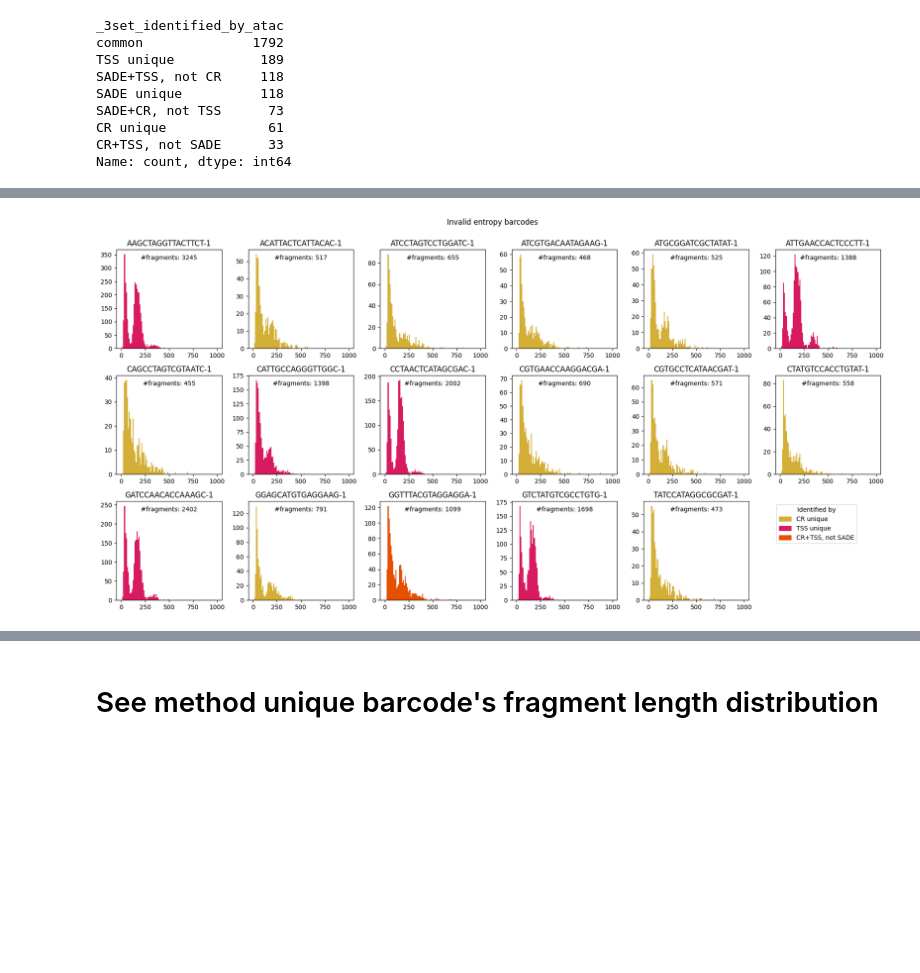
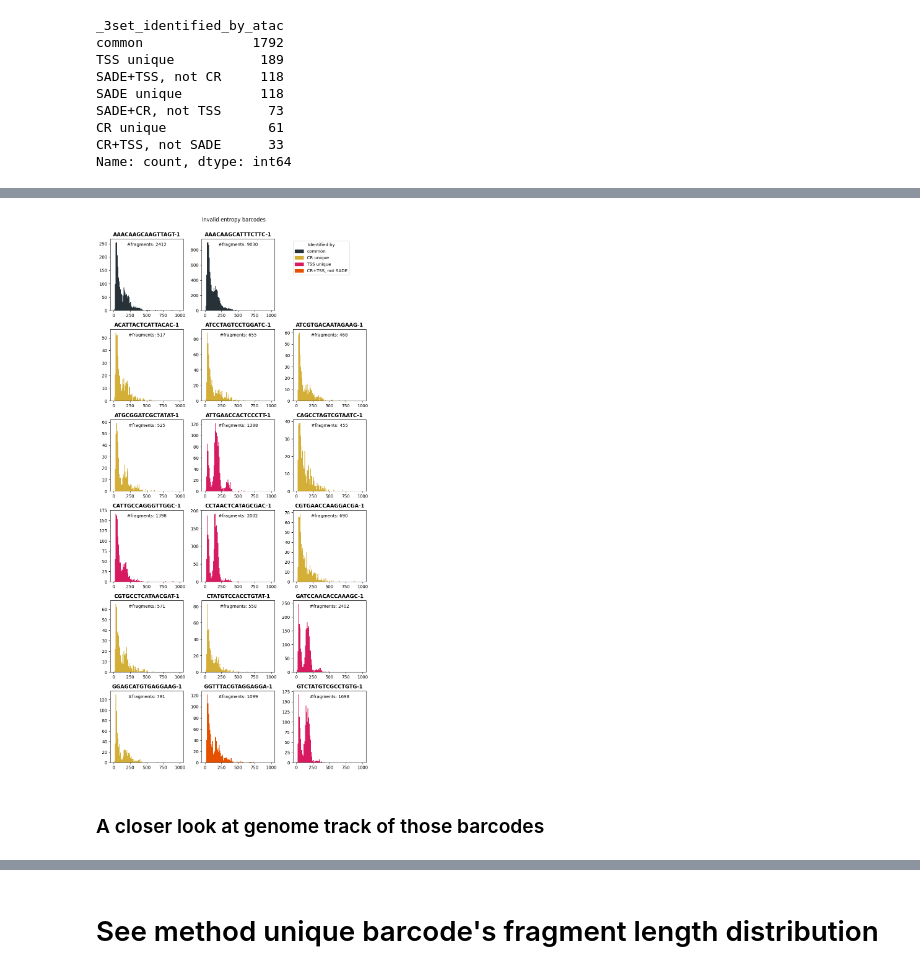
Before and after one commit to streetslab/SADE, a Jupyter notebook: EDA/F4_frag_dist_union_3sets.ipynb, the cells around one changed output, grey strips where cells are left out. Drawn from its saved outputs; the diff is of its cells as text; code cells hidden in the pictures; blank space fills up the shorter version.

```diff
--- a/EDA/F4_frag_dist_union_3sets.ipynb
+++ b/EDA/F4_frag_dist_union_3sets.ipynb
@@ -15,4 +14,7 @@ import seaborn as sns
 # %%
-colors_list = [ '#263238','#2E5BFF', "#D4AF37", '#D81B60', '#558B2F', '#7B1FA2', '#E65100']  # ,   '#94A3B8'
-unique_categories = ['common',  'SADE unique', 'CR unique', 'TSS unique',  'SADE+CR, not TSS', 'SADE+TSS, not CR', 'CR+TSS, not SADE', ]
-cat_colors_map = dict(zip(unique_categories, colors_list))
+#colors_list = [ '#263238','#2E5BFF', "#D4AF37", '#D81B60', '#558B2F', '#7B1FA2', '#E65100']  # ,   '#94A3B8'
+#unique_categories = ['common',  'SADE unique', 'CR unique', 'TSS unique',  'SADE+CR, not TSS', 'SADE+TSS, not CR', 'CR+TSS, not SADE', ]
+
+cat_colors_list = ['#263238', '#2E5BFF', "#D4AF37",  '#D81B60','#E65100',  '#7B1FA2',  '#558B2F',]  # ,   '#94A3B8'
+unique_categories =['common', 'SADE unique', 'CR unique', 'TSS unique', 'CR+TSS, not SADE', 'SADE+TSS, not CR', 'SADE+CR, not TSS']
+cat_colors_map = dict(zip(unique_categories, cat_colors_list))
@@ -386,26 +383,30 @@ union_cell_info.loc[bc_invalid_entropy_list]
 # %%
-ncol = 6
-nrow = 3
+ncol = 3
+nrow = 6
 fig, ax = plt.subplots(nrow, ncol, figsize=(ncol*3, nrow*3))
 ax = ax.flatten()
 
 shown_methods = []
-for i, bc in enumerate(bc_invalid_entropy_list):
-    if i >= nrow*ncol - 1:
+for i, bc in enumerate(bc_common_list[:2] + bc_invalid_entropy_list):
+    if i == 2:
         ax[i].axis('off')
-        handles=[mpatches.Patch(color=cat_colors_map[method], label=method) for method in unique_categories if method in set(shown_methods)]
-        ax[i].legend(handles=handles, loc='upper right', bbox_to_anchor=(0.8, 1), title='Identified by')
+        continue
+    if i >= nrow*ncol :
         break
     identified_method = union_cell_info.loc[bc, '_3set_identified_by_atac']
     frag_c = frag.loc[frag['atac_bc'] == bc, 'frag_length']
     _ = ax[i].hist(frag_c, bins=100, range=(0, 1000), color=cat_colors_map.get(identified_method, 'grey'))
     ax[i].text(0.5, 0.9, f'#fragments: {len(frag_c)}', transform=ax[i].transAxes, ha='center', fontsize=10, color='black')
-    ax[i].set_title(bc + '-1')
+    ax[i].set_title(bc + '-1', fontweight='bold')
 
     shown_methods.append(identified_method)
 
+handles=[mpatches.Patch(color=cat_colors_map[method], label=method) for method in unique_categories if method in set(shown_methods)]
+ax[2].legend(handles=handles, loc='upper right', bbox_to_anchor=(0.8, 1), title='Identified by')
 
 fig.suptitle('Invalid entropy barcodes', y=1)
 fig.tight_layout()
 # %% [output]
-[figure, old version]
+[figure, new version]
+# %% [markdown]
+### A closer look at genome track of those barcodes
```
Also changed, not shown: parts of 27 cells of this notebook, 15 other files.
